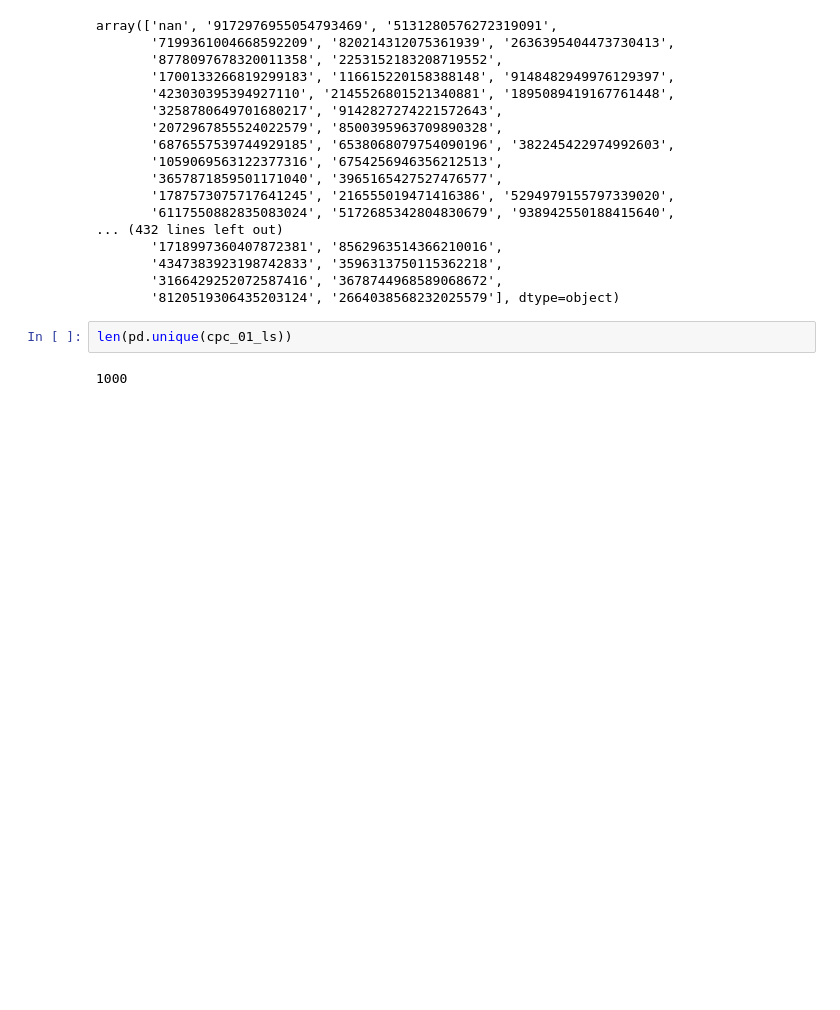
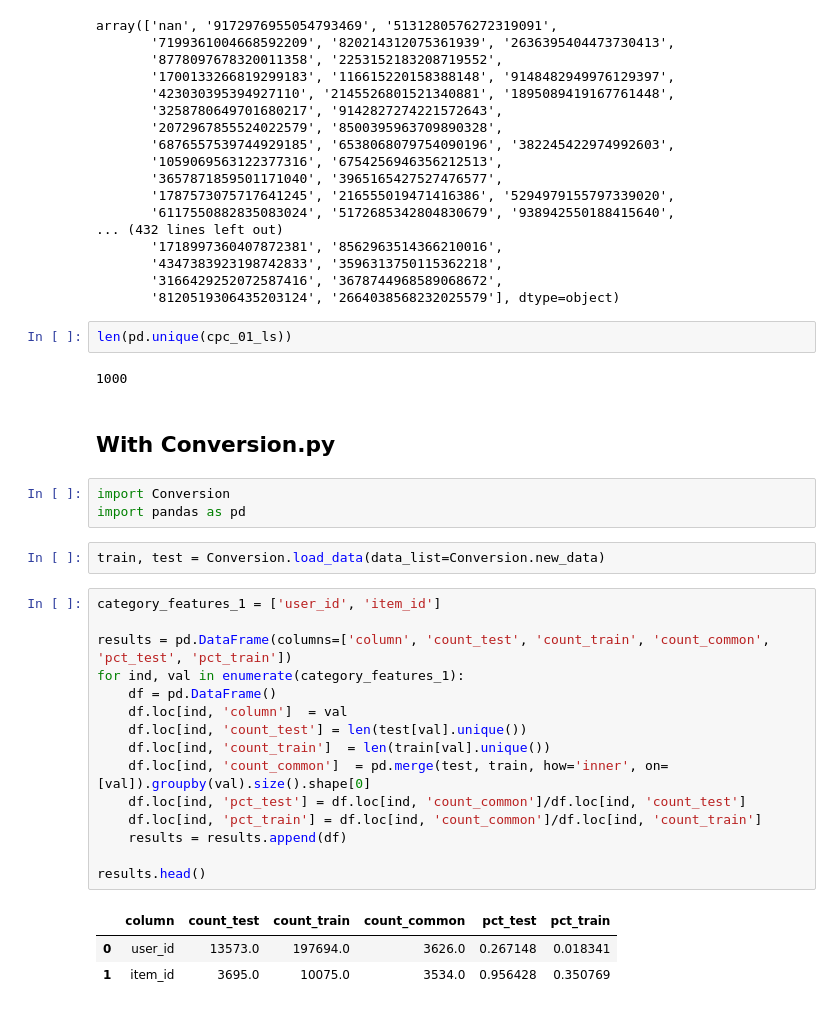
Before and after one commit to Ewen2015/Kaggle, a Jupyter notebook: conversion_rate/fe_cvc_ewen.ipynb, the cells around one changed output. Saved outputs shown, nothing was run; the diff lists cells and outputs as text; blank space fills up the shorter version.

```diff
--- a/conversion_rate/fe_cvc_ewen.ipynb
+++ b/conversion_rate/fe_cvc_ewen.ipynb
@@ -314,3 +314,29 @@ array(['nan', '9172976955054793469', '5131280576272319091',
 len(pd.unique(cpc_01_ls))
 # %% [output]
 1000
+# %% [markdown]
+## With Conversion.py
+# %%
+import Conversion
+import pandas as pd
+# %%
+train, test = Conversion.load_data(data_list=Conversion.new_data)
+# %%
+category_features_1 = ['user_id', 'item_id']
+
+results = pd.DataFrame(columns=['column', 'count_test', 'count_train', 'count_common', 'pct_test', 'pct_train'])
+for ind, val in enumerate(category_features_1):
+    df = pd.DataFrame()
+    df.loc[ind, 'column']  = val
+    df.loc[ind, 'count_test'] = len(test[val].unique())
+    df.loc[ind, 'count_train']  = len(train[val].unique())
+    df.loc[ind, 'count_common']  = pd.merge(test, train, how='inner', on=[val]).groupby(val).size().shape[0]
+    df.loc[ind, 'pct_test'] = df.loc[ind, 'count_common']/df.loc[ind, 'count_test']
+    df.loc[ind, 'pct_train'] = df.loc[ind, 'count_common']/df.loc[ind, 'count_train']
+    results = results.append(df)
+
+results.head()
+# %% [output]
+|  | column | count_test | count_train | count_common | pct_test | pct_train |
+| 0 | user_id | 13573.0 | 197694.0 | 3626.0 | 0.267148 | 0.018341 |
+| 1 | item_id | 3695.0 | 10075.0 | 3534.0 | 0.956428 | 0.350769 |
```
Also changed, not shown: parts of 4 cells of this notebook, 3 other files.
